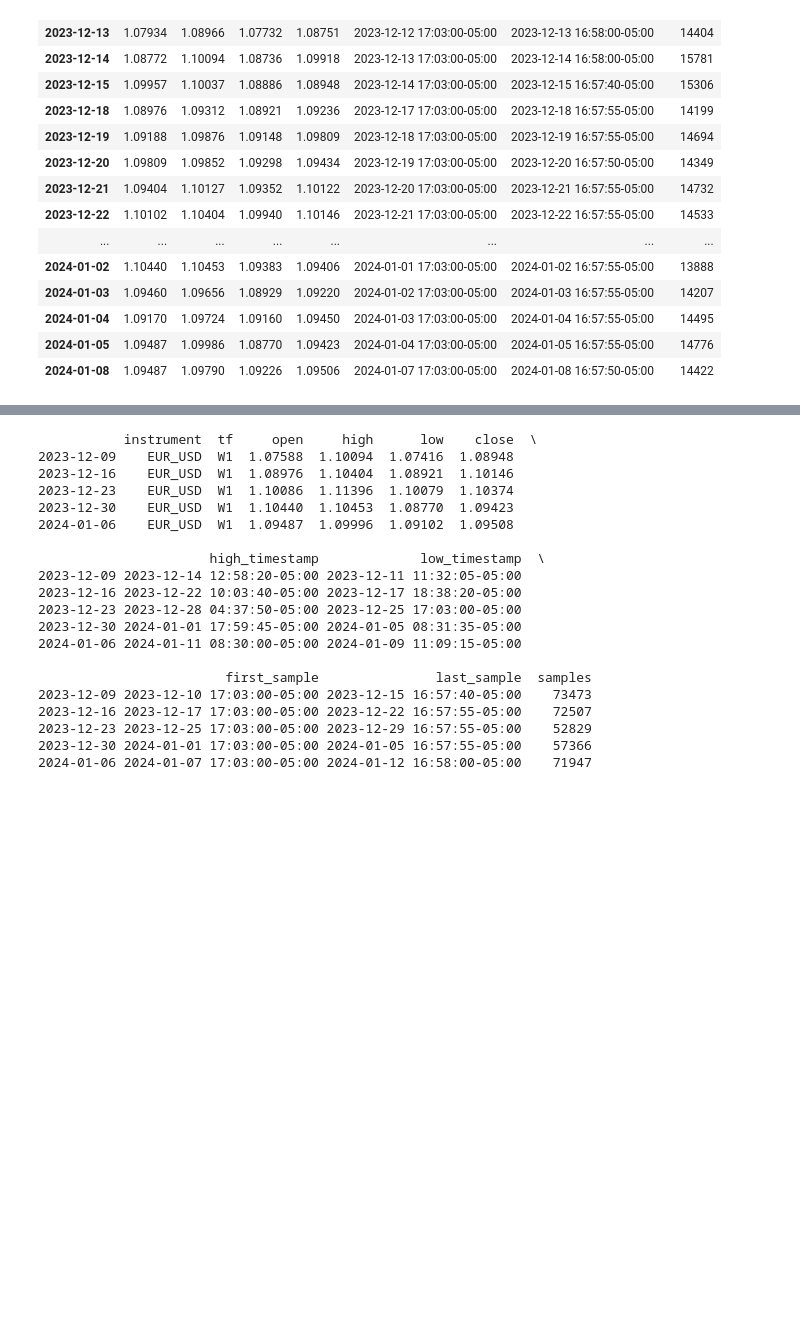
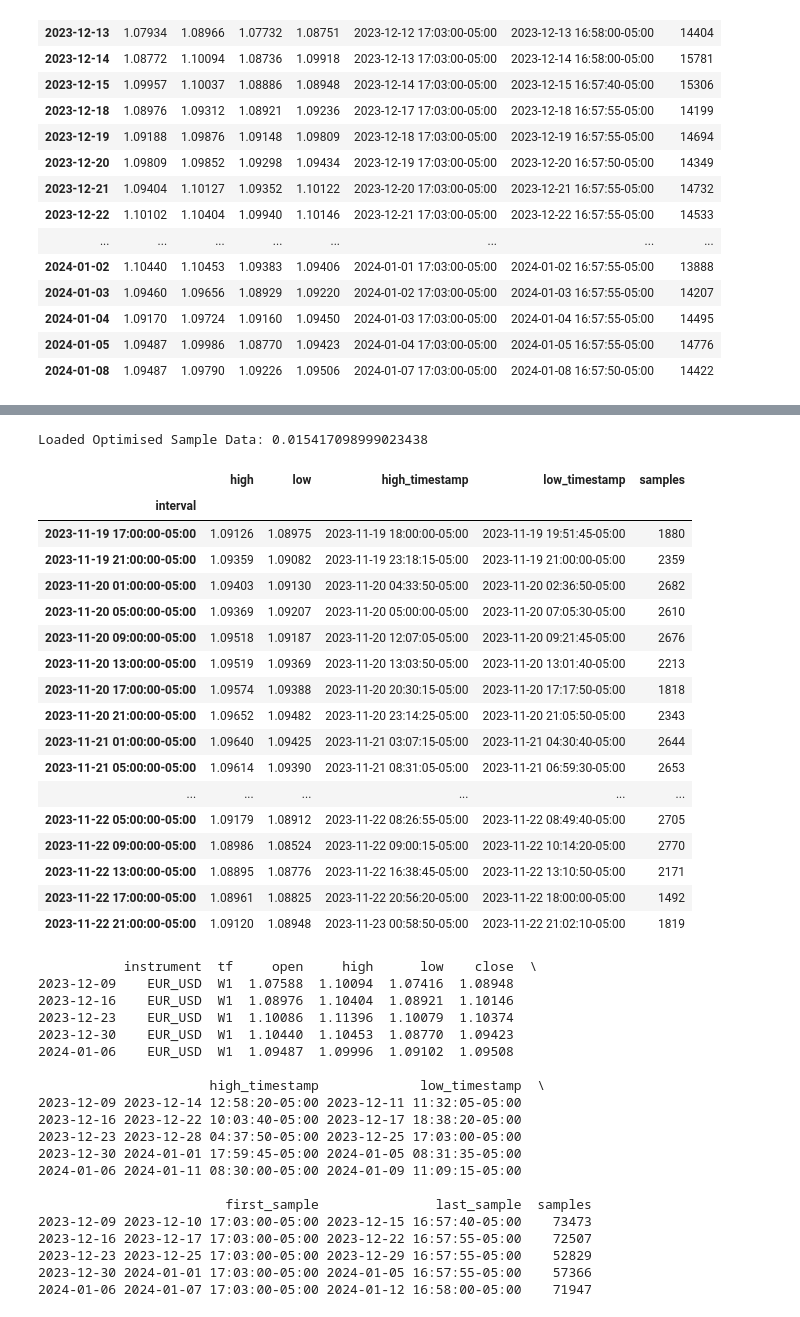
Before and after one commit to MattCollinge/algo-trading, a Jupyter notebook: notebooks/OHLC Quantitative Analysis.ipynb, the cells around one changed output, grey strips where cells are left out. Drawn from its saved outputs; the diff is of its cells as text; code cells hidden in the pictures; blank space fills up the shorter version.

```diff
--- a/notebooks/OHLC Quantitative Analysis.ipynb
+++ b/notebooks/OHLC Quantitative Analysis.ipynb
@@ -1140,3 +1121,44 @@ Loaded Optimised Sample Data: 0.009447813034057617
+# %%
+instrument = 'EUR_USD'
+tf = 'H4'
+# datafile = f"../data/oanda_data_intermediate_{instrument}_{tf}.parquet"
+datafile = f"../data/oanda_{instrument}_{tf}.parquet"
+dfi = loadOptimisedSampleData(datafile)
+dfres.index = dfres.index.astype(pd.DatetimeTZDtype(tz=ZoneInfo('EST')))
+dfi['hour'] = dfi.index.hour
+# dfi.index = dfi.index.date
+display = dfi[['open','high','low', 'close','first_sample', 'last_sample', 'samples', 'hour']]
+display.head(20)
+
+
+start_time = datetime(2023,11,19, tzinfo=ZoneInfo('EST'))
+end_time = datetime(2023,11,23, tzinfo=ZoneInfo('EST'))
+
+# df_hourly.index  = pd.to_datetime(df_hourly.index)
+
+cols = ['high', 'low', 'high_timestamp', 'low_timestamp', 'samples']
+display = dfi.query('index > @start_time and index < @end_time')
+display[cols].head(50)
+# %% [output]
+Loaded Optimised Sample Data: 0.015417098999023438
+|  | high | low | high_timestamp | low_timestamp | samples |
+| interval |  |  |  |  |  |
+| 2023-11-19 17:00:00-05:00 | 1.09126 | 1.08975 | 2023-11-19 18:00:00-05:00 | 2023-11-19 19:51:45-05:00 | 1880 |
+| 2023-11-19 21:00:00-05:00 | 1.09359 | 1.09082 | 2023-11-19 23:18:15-05:00 | 2023-11-19 21:00:00-05:00 | 2359 |
+| 2023-11-20 01:00:00-05:00 | 1.09403 | 1.09130 | 2023-11-20 04:33:50-05:00 | 2023-11-20 02:36:50-05:00 | 2682 |
+| 2023-11-20 05:00:00-05:00 | 1.09369 | 1.09207 | 2023-11-20 05:00:00-05:00 | 2023-11-20 07:05:30-05:00 | 2610 |
+| 2023-11-20 09:00:00-05:00 | 1.09518 | 1.09187 | 2023-11-20 12:07:05-05:00 | 2023-11-20 09:21:45-05:00 | 2676 |
+| 2023-11-20 13:00:00-05:00 | 1.09519 | 1.09369 | 2023-11-20 13:03:50-05:00 | 2023-11-20 13:01:40-05:00 | 2213 |
+| 2023-11-20 17:00:00-05:00 | 1.09574 | 1.09388 | 2023-11-20 20:30:15-05:00 | 2023-11-20 17:17:50-05:00 | 1818 |
+| 2023-11-20 21:00:00-05:00 | 1.09652 | 1.09482 | 2023-11-20 23:14:25-05:00 | 2023-11-20 21:05:50-05:00 | 2343 |
+| 2023-11-21 01:00:00-05:00 | 1.09640 | 1.09425 | 2023-11-21 03:07:15-05:00 | 2023-11-21 04:30:40-05:00 | 2644 |
+| 2023-11-21 05:00:00-05:00 | 1.09614 | 1.09390 | 2023-11-21 08:31:05-05:00 | 2023-11-21 06:59:30-05:00 | 2653 |
+| ... | ... | ... | ... | ... | ... |
+| 2023-11-22 05:00:00-05:00 | 1.09179 | 1.08912 | 2023-11-22 08:26:55-05:00 | 2023-11-22 08:49:40-05:00 | 2705 |
+| 2023-11-22 09:00:00-05:00 | 1.08986 | 1.08524 | 2023-11-22 09:00:15-05:00 | 2023-11-22 10:14:20-05:00 | 2770 |
+| 2023-11-22 13:00:00-05:00 | 1.08895 | 1.08776 | 2023-11-22 16:38:45-05:00 | 2023-11-22 13:10:50-05:00 | 2171 |
+| 2023-11-22 17:00:00-05:00 | 1.08961 | 1.08825 | 2023-11-22 20:56:20-05:00 | 2023-11-22 18:00:00-05:00 | 1492 |
+| 2023-11-22 21:00:00-05:00 | 1.09120 | 1.08948 | 2023-11-23 00:58:50-05:00 | 2023-11-22 21:02:10-05:00 | 1819 |
 # %%
 dropFinalResultschDB()
 # %%
```
Also changed, not shown: parts of 6 cells of this notebook, 3 other files.
